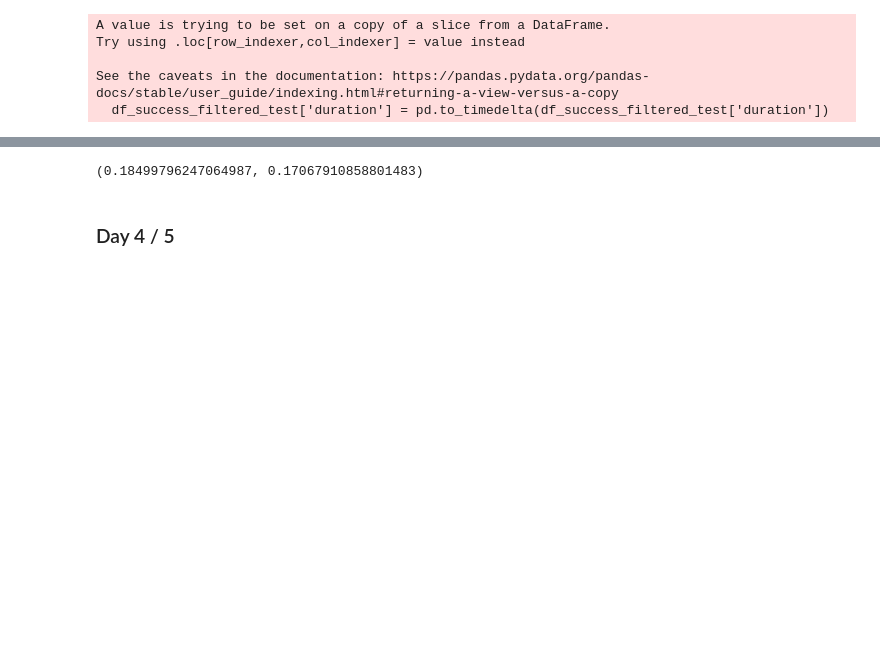
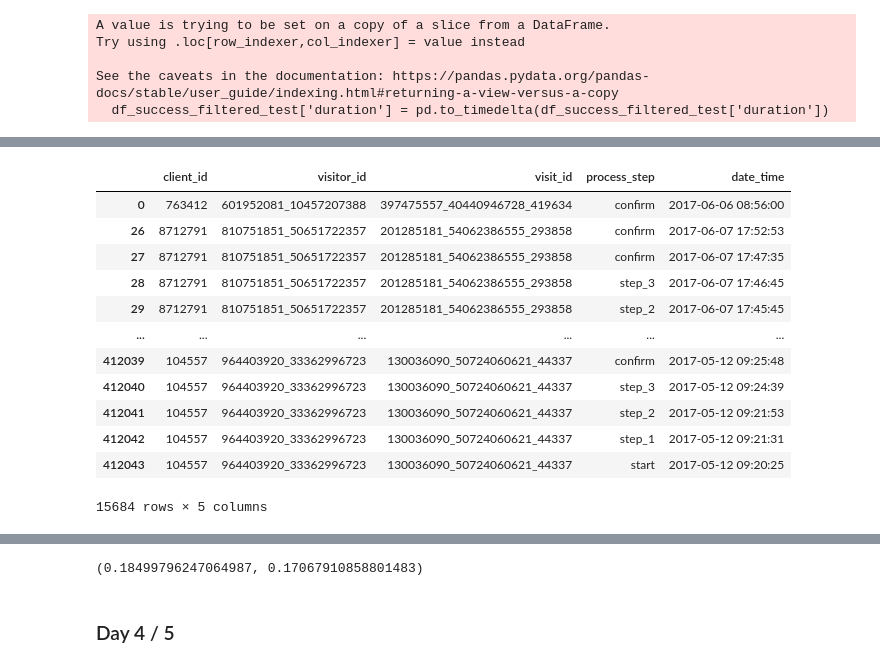
Before and after one commit to JorgeMMLRodrigues/vanguard_project, a Jupyter notebook: Main.ipynb, the cells around one changed output, grey strips where cells are left out. Saved outputs shown, nothing was run; the diff lists cells and outputs as text; code cells hidden in the pictures; blank space fills up the shorter version.

```diff
--- a/Main.ipynb
+++ b/Main.ipynb
@@ -1181,5 +1223,21 @@ df_transition_times_avg_duration_test = df_transition_times_test.groupby(['from_
 # %%
 df_success_filtered_all_test = df_final_web_data_pt_2[df_final_web_data_pt_2['client_id'].isin(client_success_test)]
+# %%
+df_success_filtered_all_test
+# %% [output]
+|  | client_id | visitor_id | visit_id | process_step | date_time |
+| 0 | 763412 | 601952081_10457207388 | 397475557_40440946728_419634 | confirm | 2017-06-06 08:56:00 |
+| 26 | 8712791 | 810751851_50651722357 | 201285181_54062386555_293858 | confirm | 2017-06-07 17:52:53 |
+| 27 | 8712791 | 810751851_50651722357 | 201285181_54062386555_293858 | confirm | 2017-06-07 17:47:35 |
+| 28 | 8712791 | 810751851_50651722357 | 201285181_54062386555_293858 | step_3 | 2017-06-07 17:46:45 |
+| 29 | 8712791 | 810751851_50651722357 | 201285181_54062386555_293858 | step_2 | 2017-06-07 17:45:45 |
+| ... | ... | ... | ... | ... | ... |
+| 412039 | 104557 | 964403920_33362996723 | 130036090_50724060621_44337 | confirm | 2017-05-12 09:25:48 |
+| 412040 | 104557 | 964403920_33362996723 | 130036090_50724060621_44337 | step_3 | 2017-05-12 09:24:39 |
+| 412041 | 104557 | 964403920_33362996723 | 130036090_50724060621_44337 | step_2 | 2017-05-12 09:21:53 |
+| 412042 | 104557 | 964403920_33362996723 | 130036090_50724060621_44337 | step_1 | 2017-05-12 09:21:31 |
+| 412043 | 104557 | 964403920_33362996723 | 130036090_50724060621_44337 | start | 2017-05-12 09:20:25 |
+15684 rows × 5 columns
 # %%
 #df_flagged_test = df_final_web_data_pt_2.groupby('client_id').apply(process_client_group).reset_index(drop=True)
 # %%
```
Also changed, not shown: parts of 20 cells of this notebook.
